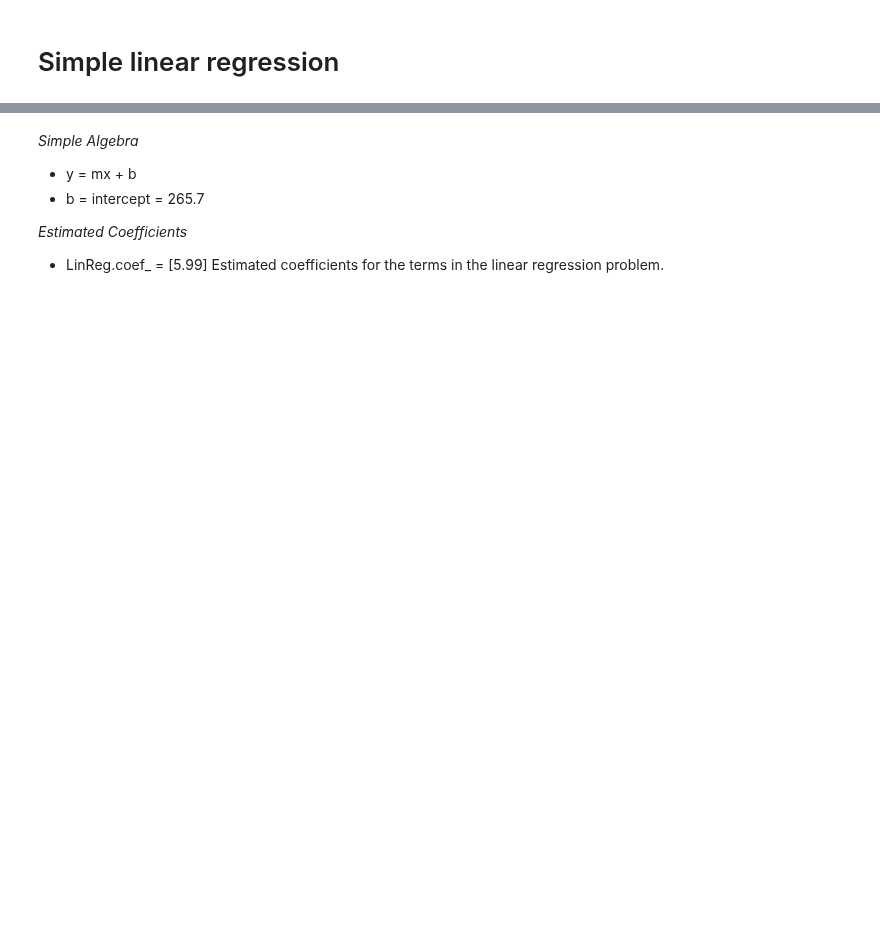
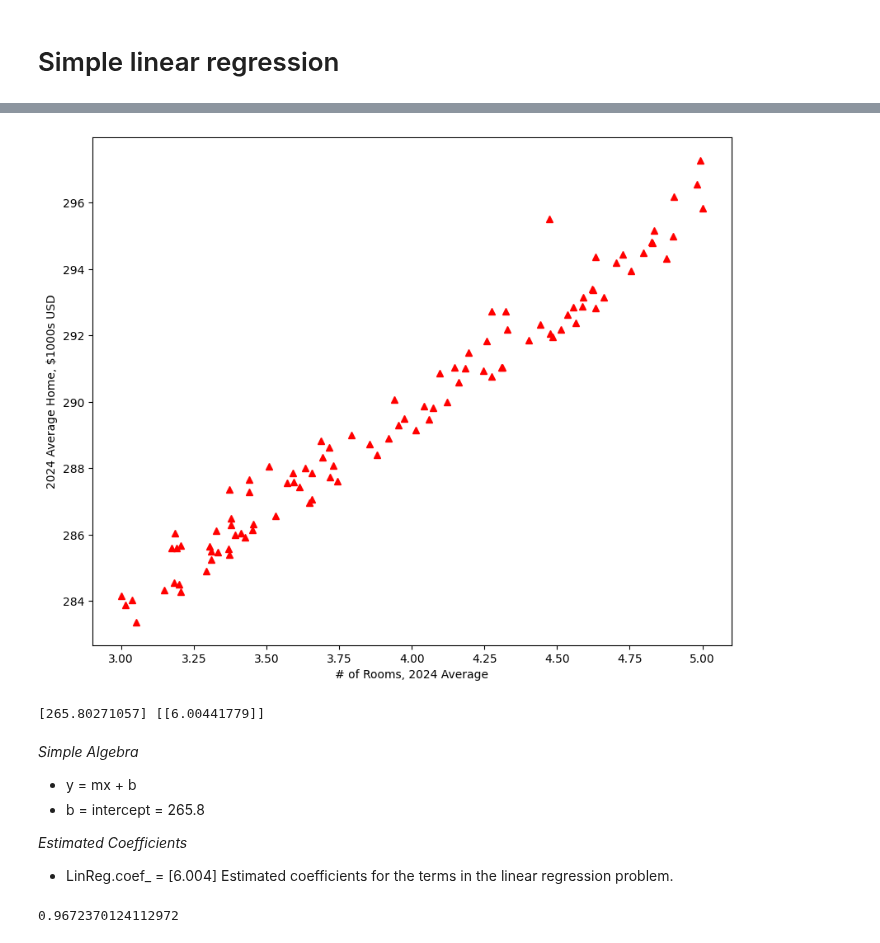
Before and after one commit to LinkedInLearning/python-for-data-science-and-machine-learning-essential-training-part-2-3016934, a Jupyter notebook: notebooks/03_01_b.ipynb, the cells around one changed output, grey strips where cells are left out. Cells and saved outputs as stored; diff of their text form; code cells hidden in the pictures; blank space fills up the shorter version.

```diff
--- a/notebooks/03_01_b.ipynb
+++ b/notebooks/03_01_b.ipynb
@@ -2,0 +13,6 @@
+# %%
+%matplotlib inline
+rcParams['figure.figsize'] = 10,8
+# %%
+rooms = 2*np.random.rand(100,1)+3
+rooms[0:10]
@@ -2,0 +30,3 @@
+# %%
+price = 265 + 6*rooms + abs(np.random.randn(100, 1))
+price[0:10]
@@ -3,7 +44,29 @@
+# %%
+import matplotlib.pyplot as plt
+
+plt.plot(rooms, price, 'r^')
+plt.xlabel("# of Rooms, 2024 Average")
+plt.ylabel("2024 Average Home, $1000s USD")
+plt.show()
+# %% [output]
+[figure, added]
+# %%
+X = rooms
+y = price
+
+LinReg = LinearRegression()
+LinReg.fit(X,y)
+print(LinReg.intercept_,LinReg.coef_)
+# %% [output]
+[265.80271057] [[6.00441779]]
 # %% [markdown]
 *Simple Algebra*
 - y = mx + b
-- b = intercept = 265.7
+- b = intercept = 265.8
 
 *Estimated Coefficients*
-- LinReg.coef_ = [5.99] Estimated coefficients for the terms in the linear regression problem.
+- LinReg.coef_ = [6.004] Estimated coefficients for the terms in the linear regression problem.
+# %%
+print(LinReg.score(X,y))
+# %% [output]
+0.9672370124112972
```
Also changed, not shown: parts of 3 cells of this notebook.
